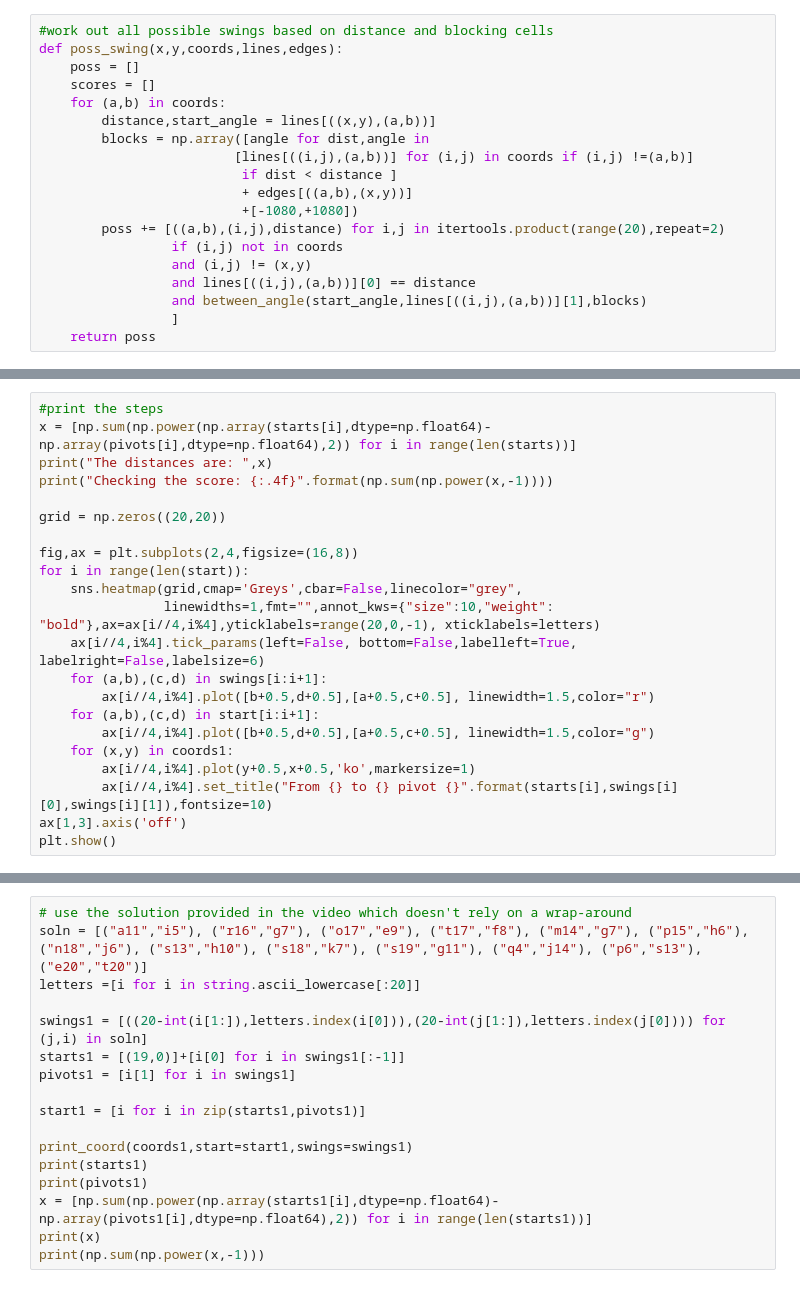
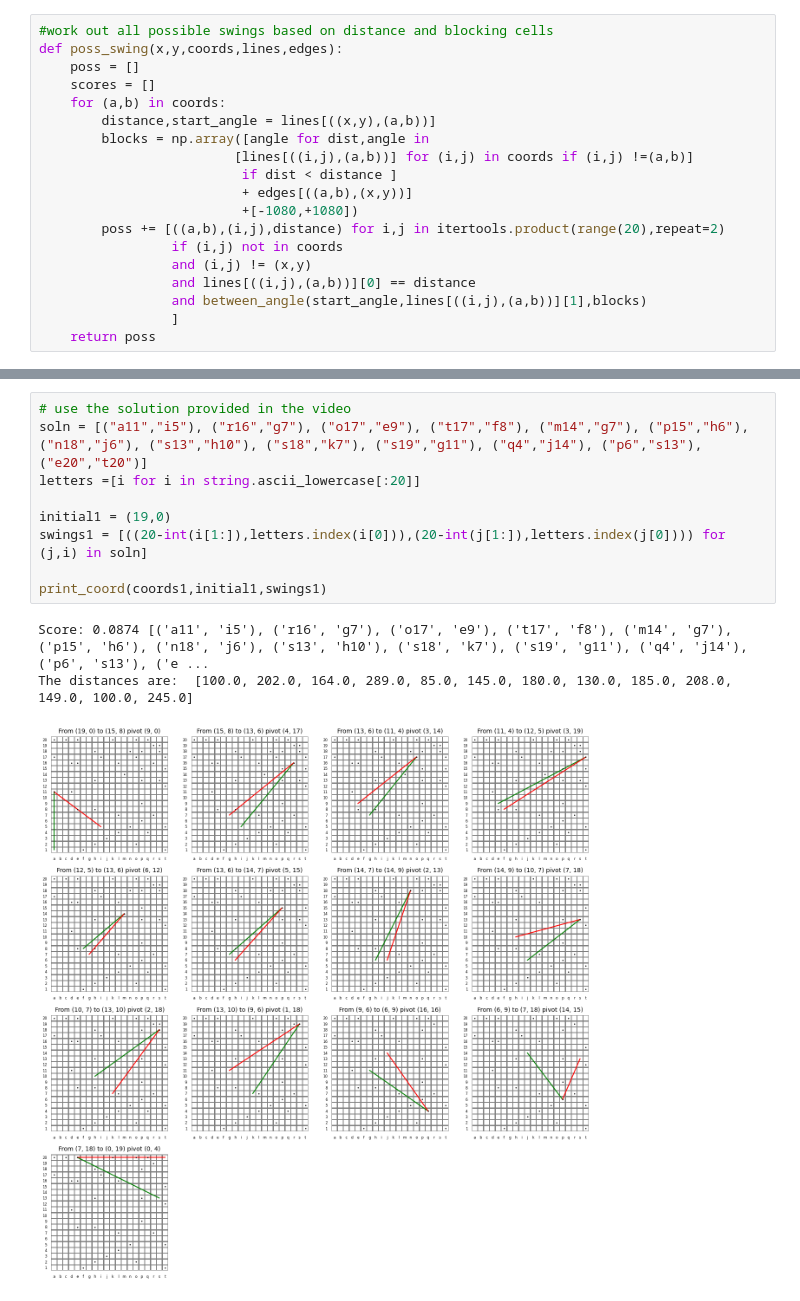
Before and after one commit to gowen100/Jane-Street-Solutions, a Jupyter notebook: 2018_05_SwingTime2.ipynb, the cells around one changed output, grey strips where cells are left out. Drawn from its saved outputs; the diff is of its cells as text.

```diff
--- a/2018_05_SwingTime2.ipynb
+++ b/2018_05_SwingTime2.ipynb
@@ -151,22 +155,0 @@ print("Score:{:.4f}".format(score),[i for i in zip([letters[j]+str(20-i) for i,j
-# %%
-#print the steps
-x = [np.sum(np.power(np.array(starts[i],dtype=np.float64)-np.array(pivots[i],dtype=np.float64),2)) for i in range(len(starts))]
-print("The distances are: ",x)
-print("Checking the score: {:.4f}".format(np.sum(np.power(x,-1))))
-
-grid = np.zeros((20,20))
-
-fig,ax = plt.subplots(2,4,figsize=(16,8))
-for i in range(len(start)):
-    sns.heatmap(grid,cmap='Greys',cbar=False,linecolor="grey",
-                linewidths=1,fmt="",annot_kws={"size":10,"weight": "bold"},ax=ax[i//4,i%4],yticklabels=range(20,0,-1), xticklabels=letters)
-    ax[i//4,i%4].tick_params(left=False, bottom=False,labelleft=True, labelright=False,labelsize=6)
-    for (a,b),(c,d) in swings[i:i+1]:
-        ax[i//4,i%4].plot([b+0.5,d+0.5],[a+0.5,c+0.5], linewidth=1.5,color="r")
-    for (a,b),(c,d) in start[i:i+1]:
-        ax[i//4,i%4].plot([b+0.5,d+0.5],[a+0.5,c+0.5], linewidth=1.5,color="g")
-    for (x,y) in coords1:
-        ax[i//4,i%4].plot(y+0.5,x+0.5,'ko',markersize=1)
-        ax[i//4,i%4].set_title("From {} to {} pivot {}".format(starts[i],swings[i][0],swings[i][1]),fontsize=10)
-ax[1,3].axis('off')
-plt.show()
@@ -180,18 +184,14 @@ display(Markdown("### "+y[8]+"\n\n"+str("\n".join(y[10:14]))))
-# %%
-# use the solution provided in the video which doesn't rely on a wrap-around
-soln = [("a11","i5"), ("r16","g7"), ("o17","e9"), ("t17","f8"), ("m14","g7"), ("p15","h6"), ("n18","j6"), ("s13","h10"), ("s18","k7"), ("s19","g11"), ("q4","j14"), ("p6","s13"),
-("e20","t20")]
-letters =[i for i in string.ascii_lowercase[:20]]
-
-swings1 = [((20-int(i[1:]),letters.index(i[0])),(20-int(j[1:]),letters.index(j[0]))) for (j,i) in soln]
-starts1 = [(19,0)]+[i[0] for i in swings1[:-1]]
-pivots1 = [i[1] for i in swings1]
-
-start1 = [i for i in zip(starts1,pivots1)]
-
-print_coord(coords1,start=start1,swings=swings1)
-print(starts1)
-print(pivots1)
-x = [np.sum(np.power(np.array(starts1[i],dtype=np.float64)-np.array(pivots1[i],dtype=np.float64),2)) for i in range(len(starts1))]
-print(x)
-print(np.sum(np.power(x,-1)))
+# %%
+# use the solution provided in the video
+soln = [("a11","i5"), ("r16","g7"), ("o17","e9"), ("t17","f8"), ("m14","g7"), ("p15","h6"), ("n18","j6"), ("s13","h10"), ("s18","k7"), ("s19","g11"), ("q4","j14"), ("p6","s13"),
+("e20","t20")]
+letters =[i for i in string.ascii_lowercase[:20]]
+
+initial1 = (19,0)
+swings1 = [((20-int(i[1:]),letters.index(i[0])),(20-int(j[1:]),letters.index(j[0]))) for (j,i) in soln]
+
+print_coord(coords1,initial1,swings1)
+# %% [output]
+Score: 0.0874 [('a11', 'i5'), ('r16', 'g7'), ('o17', 'e9'), ('t17', 'f8'), ('m14', 'g7'), ('p15', 'h6'), ('n18', 'j6'), ('s13', 'h10'), ('s18', 'k7'), ('s19', 'g11'), ('q4', 'j14'), ('p6', 's13'), ('e ...
+The distances are:  [100.0, 202.0, 164.0, 289.0, 85.0, 145.0, 180.0, 130.0, 185.0, 208.0, 149.0, 100.0, 245.0]
+[figure, added]
```
Also changed, not shown: parts of 12 cells of this notebook.
